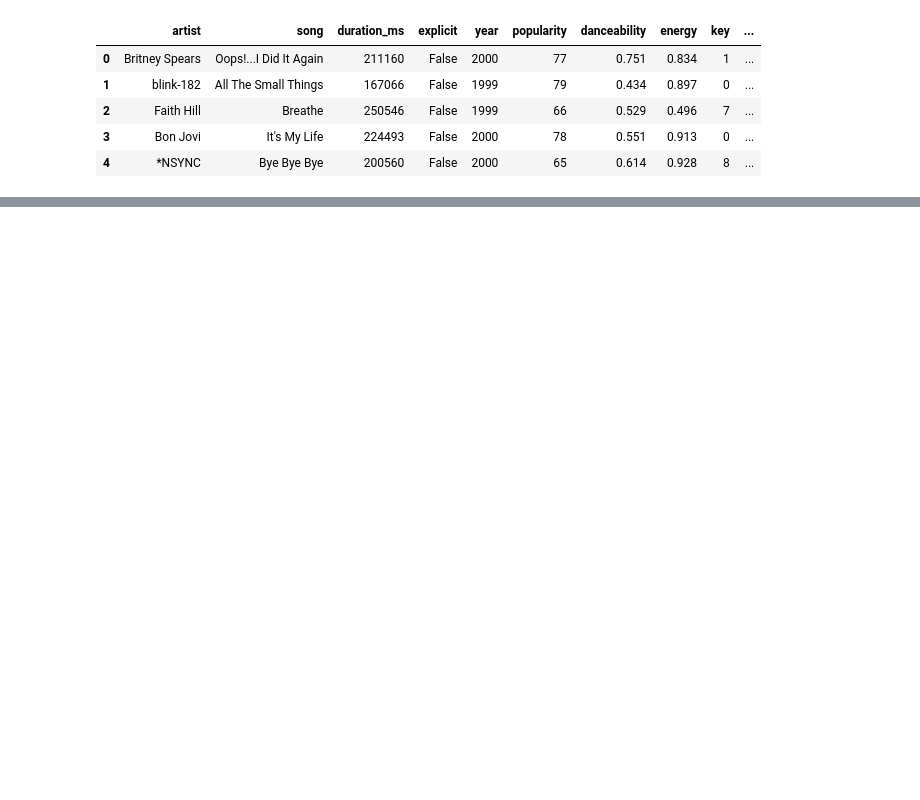
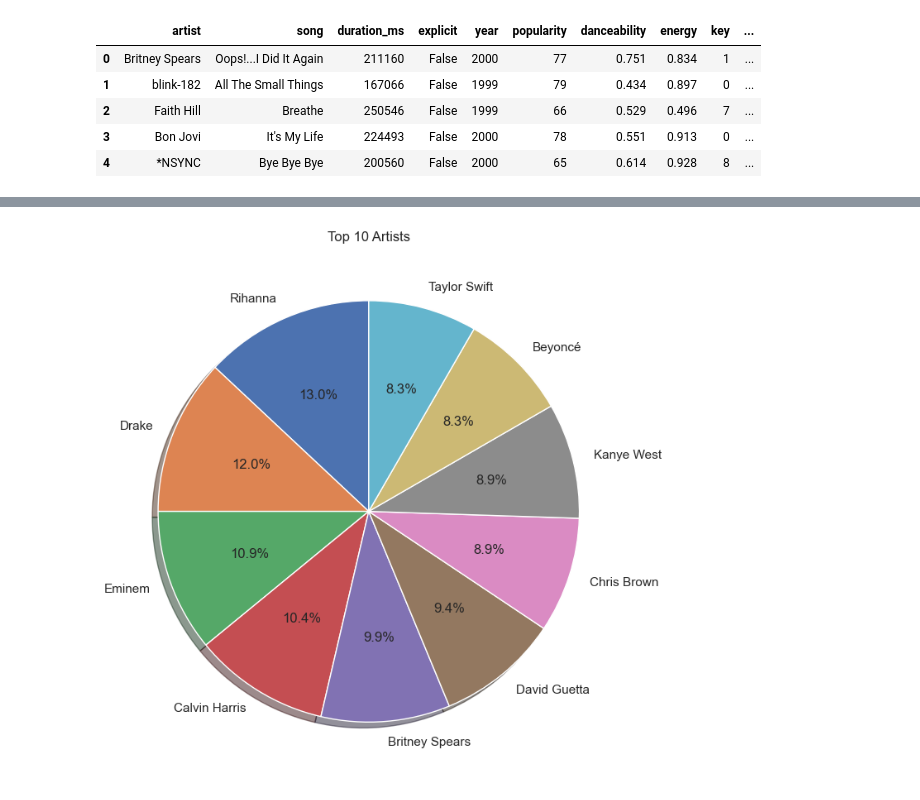
Before and after one commit to MukhammadSobirov/genre_and_popularity_prediction_model, a Jupyter notebook: music_problem.ipynb, the cells around one changed output, grey strips where cells are left out. Cells and saved outputs as stored; diff of their text form; code cells hidden in the pictures; blank space fills up the shorter version.

```diff
--- a/music_problem.ipynb
+++ b/music_problem.ipynb
@@ -14,0 +87,4 @@ df.head()
+# %%
+# identify the artist with the most songs
+top_artists = df['artist'].value_counts().head(10)
+print(top_artists)
@@ -14,0 +103,7 @@ df.head()
+# %%
+plt.pie(top_artists, labels=top_artists.index, autopct='%1.1f%%', shadow=True, startangle=90)
+
+plt.title('Top 10 Artists')
+plt.show()
+# %% [output]
+[figure, added]
```
Also changed, not shown: parts of 18 cells of this notebook.
